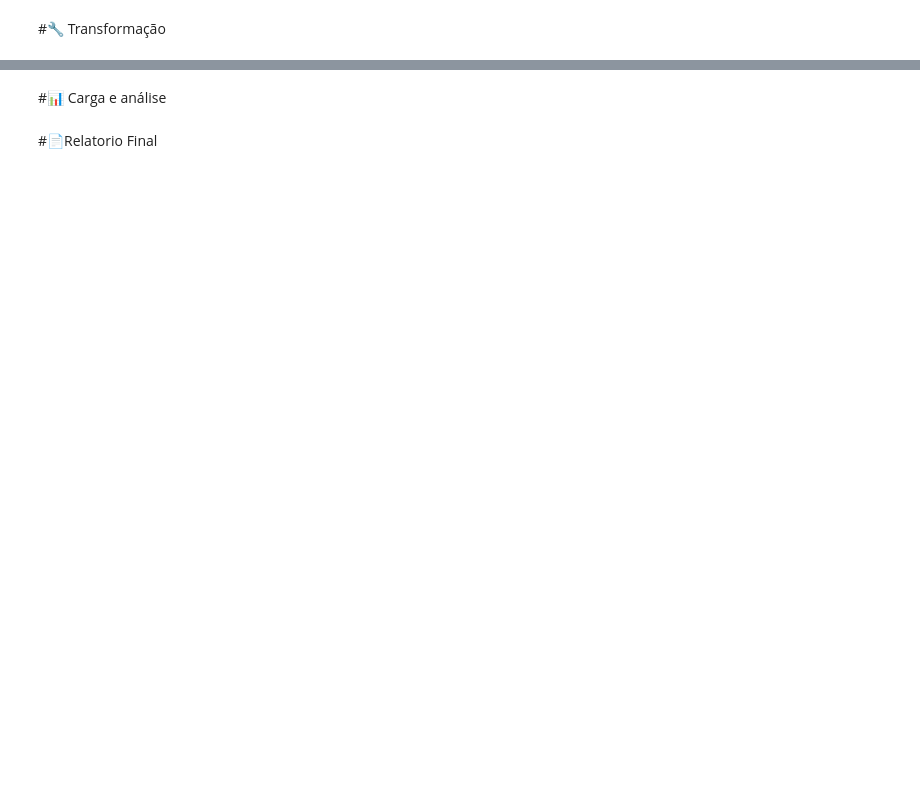
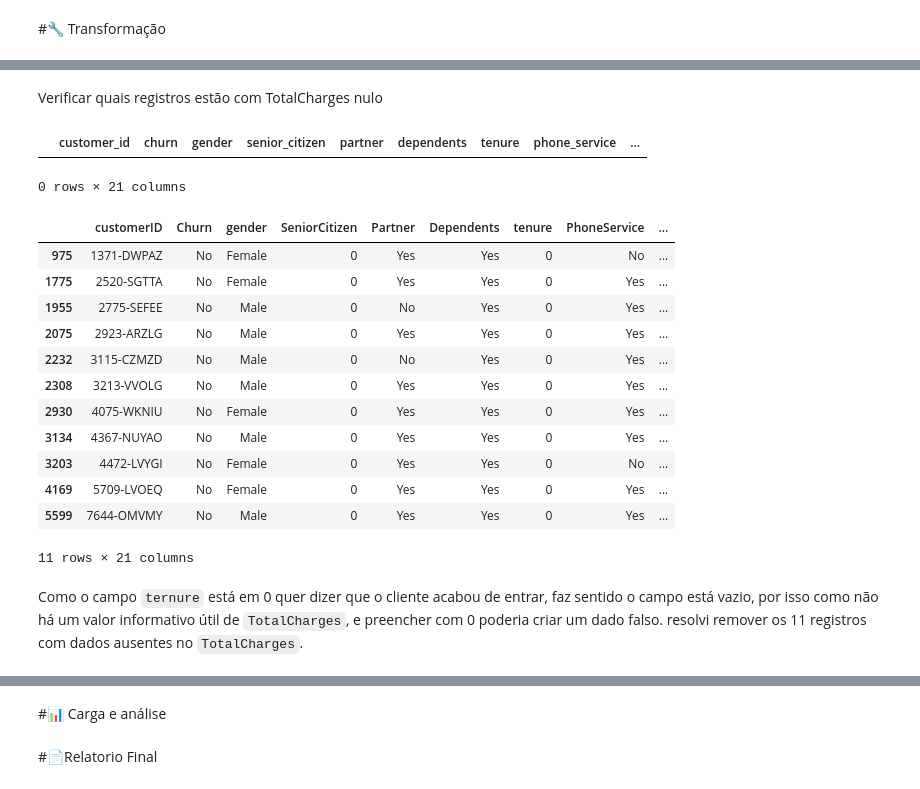
Before and after one commit to MateusSanfer/Challenge-Telecom-X-One, a Jupyter notebook: TelecomX_BR.ipynb, the cells around one changed output, grey strips where cells are left out. Cells and saved outputs as stored; diff of their text form; code cells hidden in the pictures; blank space fills up the shorter version.

```diff
--- a/TelecomX_BR.ipynb
+++ b/TelecomX_BR.ipynb
@@ -36,0 +46,13 @@ df_limpo.head()
+# %%
+dados_limpos.rename(columns={'MonthlyCharges': 'monthly_charges',
+                             'TotalCharges': 'total_charges'}, inplace=True)
+# %%
+dados_limpos.columns = (
+    dados_limpos.columns
+    .str.strip()
+    .str.replace('([a-z0-9])([A-Z])', r'\1_\2', regex=True)
+    .str.replace(' ', '_')
+    .str.lower()
+)
+# %%
+dados_limpos['total_charges'] = dados_limpos['total_charges'].astype(np.float64)
@@ -36,0 +102,25 @@ df_limpo.head()
+# %% [markdown]
+Verificar quais registros estão com TotalCharges nulo
+# %%
+dados_limpos.query('monthly_charges == 0 | total_charges == 0')
+# %% [output]
+|  | customer_id | churn | gender | senior_citizen | partner | dependents | tenure | phone_service | ... |
+0 rows × 21 columns
+# %%
+dados_limpos[dados_limpos['total_charges'].isnull()]
+# %% [output]
+|  | customerID | Churn | gender | SeniorCitizen | Partner | Dependents | tenure | PhoneService | ... |
+| 975 | 1371-DWPAZ | No | Female | 0 | Yes | Yes | 0 | No | ... |
+| 1775 | 2520-SGTTA | No | Female | 0 | Yes | Yes | 0 | Yes | ... |
+| 1955 | 2775-SEFEE | No | Male | 0 | No | Yes | 0 | Yes | ... |
+| 2075 | 2923-ARZLG | No | Male | 0 | Yes | Yes | 0 | Yes | ... |
+| 2232 | 3115-CZMZD | No | Male | 0 | No | Yes | 0 | Yes | ... |
+| 2308 | 3213-VVOLG | No | Male | 0 | Yes | Yes | 0 | Yes | ... |
+| 2930 | 4075-WKNIU | No | Female | 0 | Yes | Yes | 0 | Yes | ... |
+| 3134 | 4367-NUYAO | No | Male | 0 | Yes | Yes | 0 | Yes | ... |
+| 3203 | 4472-LVYGI | No | Female | 0 | Yes | Yes | 0 | No | ... |
+| 4169 | 5709-LVOEQ | No | Female | 0 | Yes | Yes | 0 | Yes | ... |
+| 5599 | 7644-OMVMY | No | Male | 0 | Yes | Yes | 0 | Yes | ... |
+11 rows × 21 columns
+# %% [markdown]
+Como o campo `ternure` está em 0 quer dizer que o cliente acabou de entrar, faz sentido o campo está vazio, por isso como não há um valor informativo útil de `TotalCharges`, e preencher com 0 poderia criar um dado falso. resolvi remover os 11 registros com dados ausentes no `TotalCharges`.
```
Also changed, not shown: parts of 29 cells of this notebook.
